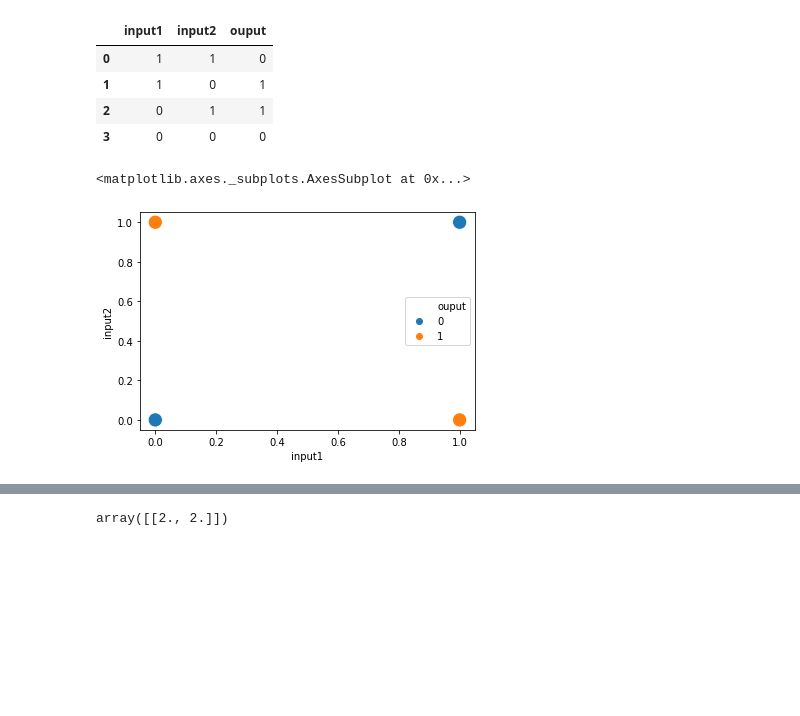
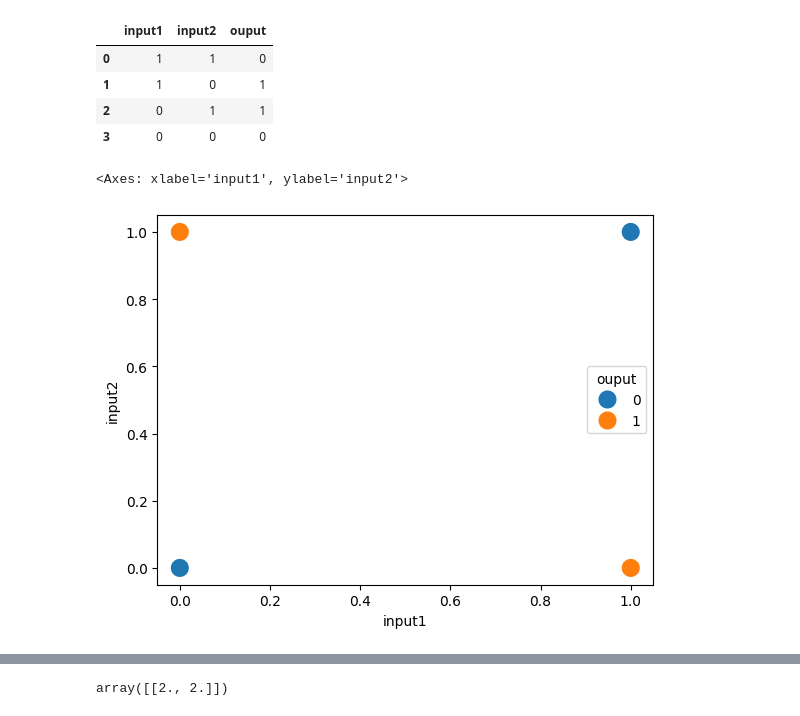
Before and after one commit to Swapn2/deep_learning, a Jupyter notebook: Problem_with_perceptron.ipynb, the cells around one changed output, grey strips where cells are left out. Saved outputs shown, nothing was run; the diff lists cells and outputs as text; code cells hidden in the pictures; blank space fills up the shorter version.

```diff
--- a/Problem_with_perceptron.ipynb
+++ b/Problem_with_perceptron.ipynb
@@ -56,10 +56,10 @@ xor_data
 | 2 | 0 | 1 | 1 |
 | 3 | 0 | 0 | 0 |
 # %%
-sns.scatterplot(xor_data['input1'],xor_data['input2'],hue=xor_data['ouput'],s=200)
+sns.scatterplot(x = xor_data['input1'],y = xor_data['input2'],hue=xor_data['ouput'],s=200)
 # %% [output]
-<matplotlib.axes._subplots.AxesSubplot at 0x...>
+<Axes: xlabel='input1', ylabel='input2'>
-[figure, old version]
+[figure, new version]
 # %%
 from sklearn.linear_model import Perceptron
 clf1=Perceptron()
```
Also changed, not shown: parts of 7 cells of this notebook.
